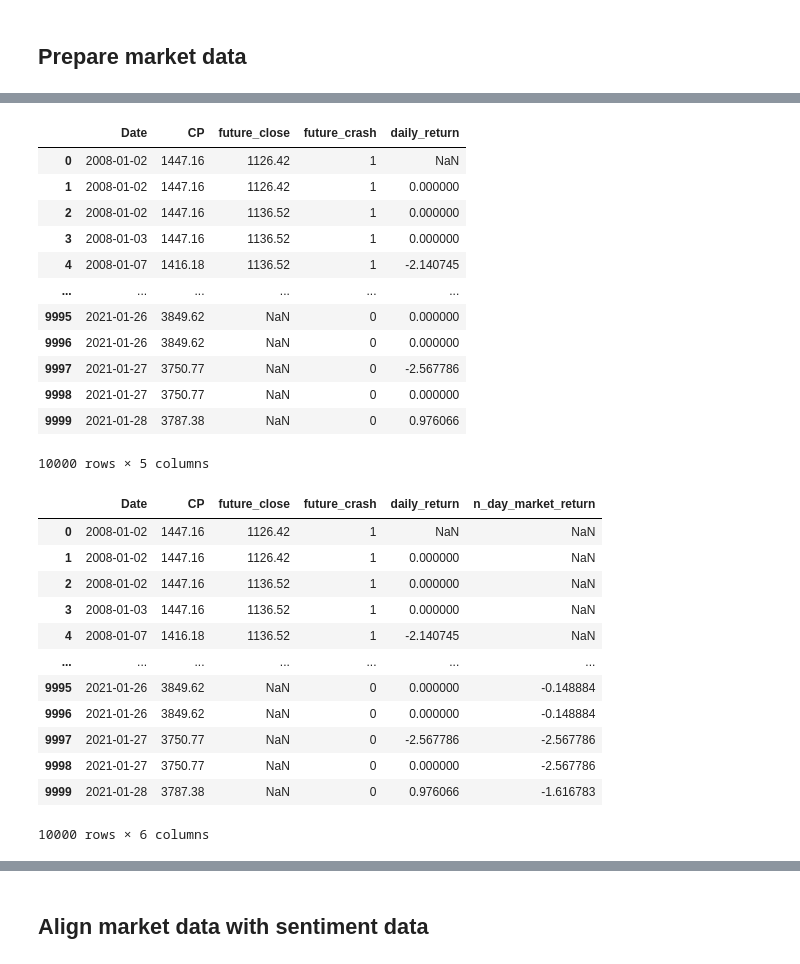
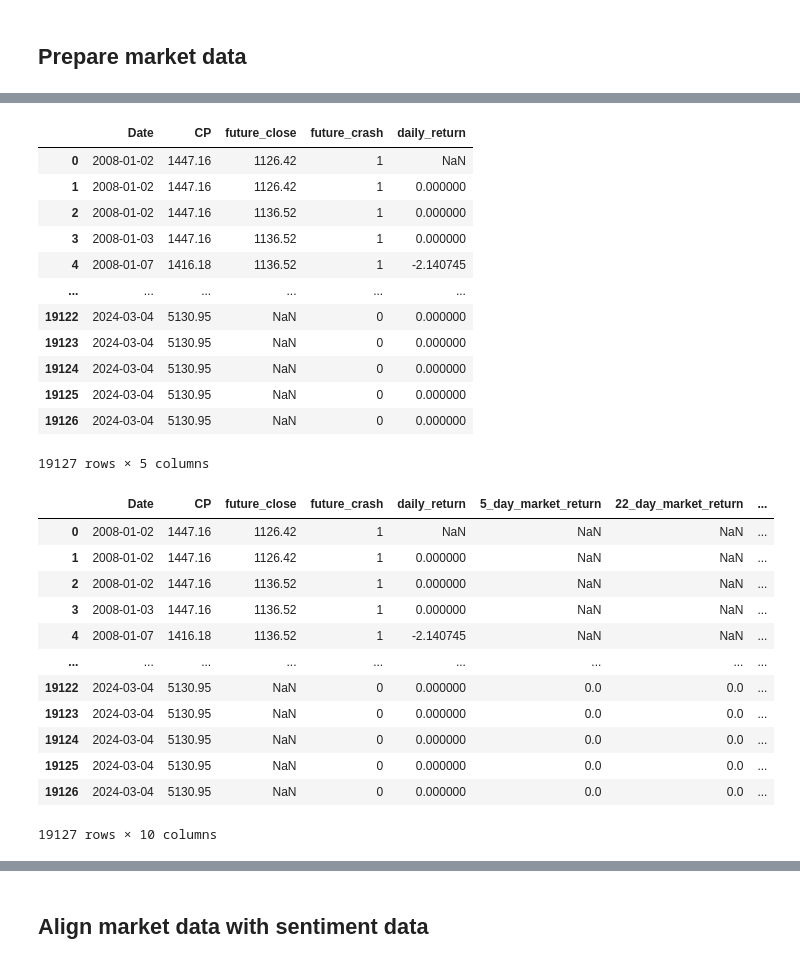
Before and after one commit to namolert/dynamic-ews, a Jupyter notebook: stock_price.ipynb, the cells around one changed output, grey strips where cells are left out. Cells and saved outputs as stored; diff of their text form; code cells hidden in the pictures.

```diff
--- a/stock_price.ipynb
+++ b/stock_price.ipynb
@@ -113,7 +114,7 @@ Numeric columns: Index(['CP'], dtype='object')
 ## Prepare sentiment data
 # %%
 # Limit the dataset by number of rows for testing
-max_rows = 10000
+max_rows = len(sp500_headlines_2008_2024)
 # %%
 # Load FinBERT (pre-trained for financial sentiment)
 tokenizer = AutoTokenizer.from_pretrained('ProsusAI/finbert')
@@ -151,14 +152,16 @@ print(sp500_headlines_2008_2024_test[['Date', 'Title', 'sentiment_score_finbert'
 4                -0.338189
 # %%
 # Define volatility period
-volatility_period = 5
+volatility_period = [5, 22, 66, 126, 252]  # 5 days, 22 days (1 month), 66 days (3 months), 126 days (6 months)
 
 # Daily average sentiment
 daily_sentiment = sp500_headlines_2008_2024_test.groupby('Date')['sentiment_score_finbert'].mean().reset_index()
 daily_sentiment.rename(columns={'sentiment_score_finbert': 'avg_sentiment_score_a_day'}, inplace=True)
 
 # Calculate rolling n-day sentiment volatility (std deviation)
-daily_sentiment['n_day_sent_volatility'] = daily_sentiment['avg_sentiment_score_a_day'].rolling(window=volatility_period).std()
+# a week, a month, a quarter, and half a year
+for n in volatility_period:
+    daily_sentiment[f'{n}_day_sentiment_volatility'] = daily_sentiment['avg_sentiment_score_a_day'].rolling(window=n).std()
 
 print(daily_sentiment)
 # %% [output]
@@ -179,10 +185,18 @@ print(daily_sentiment)
 # %% [markdown]
 ## Prepare market data
 # %%
+# Function to label future crash events based on future close prices
 def add_future_crash_label(df, look_ahead_days=252, drop_threshold=0.8, close_col="CP"):
     df = df.copy()
     df["future_close"] = df[close_col].shift(-look_ahead_days)
     df["future_crash"] = (df["future_close"] < df[close_col] * drop_threshold).astype(int)
+    return df
+
+# Function to label crash events based on past close prices
+def label_crash_event_day(df, look_back_days=252, drop_threshold=0.9, close_col="CP"):
+    df = df.copy()
+    df["past_close"] = df[close_col].shift(look_back_days)
+    df["future_crash"] = (df[close_col] < df["past_close"] * drop_threshold).astype(int)
     return df
 
 # Define look-ahead days and drop threshold
@@ -190,12 +204,10 @@ def add_future_crash_label(df, look_ahead_days=252, drop_threshold=0.8, close_co
 look_ahead_days = 252
 
 # Future close price from today is less than drop_threshold% of the current close price
-drop_threshold = 0.85
+drop_threshold = 0.9
 
-# Assuming df_merged has your data with 'Close' price
 sp500_headlines_2008_2024_test = add_future_crash_label(sp500_headlines_2008_2024_test, look_ahead_days, drop_threshold)
-
-# Now df_labeled includes a 'future_crash' column
+# sp500_headlines_2008_2024_test = label_crash_event_day(sp500_headlines_2008_2024_test, look_back_days=look_ahead_days, drop_threshold=drop_threshold)
 sp500_headlines_2008_2024_test[['Date', 'CP', 'future_close', 'future_crash']]
 # %% [output]
 |  | Date | CP | future_close | future_crash |
@@ -242,31 +254,32 @@ market_data
 | 3 | 2008-01-03 | 1447.16 | 1136.52 | 1 | 0.000000 |
 | 4 | 2008-01-07 | 1416.18 | 1136.52 | 1 | -2.140745 |
 | ... | ... | ... | ... | ... | ... |
-| 9995 | 2021-01-26 | 3849.62 | NaN | 0 | 0.000000 |
-| 9996 | 2021-01-26 | 3849.62 | NaN | 0 | 0.000000 |
-| 9997 | 2021-01-27 | 3750.77 | NaN | 0 | -2.567786 |
-| 9998 | 2021-01-27 | 3750.77 | NaN | 0 | 0.000000 |
-| 9999 | 2021-01-28 | 3787.38 | NaN | 0 | 0.976066 |
+| 19122 | 2024-03-04 | 5130.95 | NaN | 0 | 0.000000 |
+| 19123 | 2024-03-04 | 5130.95 | NaN | 0 | 0.000000 |
+| 19124 | 2024-03-04 | 5130.95 | NaN | 0 | 0.000000 |
+| 19125 | 2024-03-04 | 5130.95 | NaN | 0 | 0.000000 |
+| 19126 | 2024-03-04 | 5130.95 | NaN | 0 | 0.000000 |
-10000 rows × 5 columns
+19127 rows × 5 columns
 # %%
 # Calculate n-day returns
-def calculate_n_day_returns(data, n):
-    data['n_day_market_return'] = data['CP'].pct_change(periods=n) * 100  # Convert to percentage
+def calculate_n_day_returns(data, volatility_period):
+    for n in volatility_period:
+        data[f'{n}_day_market_return'] = data['CP'].pct_change(periods=n) * 100  # Convert to percentage
     return data
 
 market_data = calculate_n_day_returns(market_data, volatility_period)
 market_data
 # %% [output]
-|  | Date | CP | future_close | future_crash | daily_return | n_day_market_return |
-| 0 | 2008-01-02 | 1447.16 | 1126.42 | 1 | NaN | NaN |
-| 1 | 2008-01-02 | 1447.16 | 1126.42 | 1 | 0.000000 | NaN |
-| 2 | 2008-01-02 | 1447.16 | 1136.52 | 1 | 0.000000 | NaN |
-| 3 | 2008-01-03 | 1447.16 | 1136.52 | 1 | 0.000000 | NaN |
-| 4 | 2008-01-07 | 1416.18 | 1136.52 | 1 | -2.140745 | NaN |
-| ... | ... | ... | ... | ... | ... | ... |
-| 9995 | 2021-01-26 | 3849.62 | NaN | 0 | 0.000000 | -0.148884 |
-| 9996 | 2021-01-26 | 3849.62 | NaN | 0 | 0.000000 | -0.148884 |
-| 9997 | 2021-01-27 | 3750.77 | NaN | 0 | -2.567786 | -2.567786 |
-| 9998 | 2021-01-27 | 3750.77 | NaN | 0 | 0.000000 | -2.567786 |
-| 9999 | 2021-01-28 | 3787.38 | NaN | 0 | 0.976066 | -1.616783 |
+|  | Date | CP | future_close | future_crash | daily_return | 5_day_market_return | 22_day_market_return | ... |
+| 0 | 2008-01-02 | 1447.16 | 1126.42 | 1 | NaN | NaN | NaN | ... |
+| 1 | 2008-01-02 | 1447.16 | 1126.42 | 1 | 0.000000 | NaN | NaN | ... |
+| 2 | 2008-01-02 | 1447.16 | 1136.52 | 1 | 0.000000 | NaN | NaN | ... |
+| 3 | 2008-01-03 | 1447.16 | 1136.52 | 1 | 0.000000 | NaN | NaN | ... |
+| 4 | 2008-01-07 | 1416.18 | 1136.52 | 1 | -2.140745 | NaN | NaN | ... |
+| ... | ... | ... | ... | ... | ... | ... | ... | ... |
+| 19122 | 2024-03-04 | 5130.95 | NaN | 0 | 0.000000 | 0.0 | 0.0 | ... |
+| 19123 | 2024-03-04 | 5130.95 | NaN | 0 | 0.000000 | 0.0 | 0.0 | ... |
+| 19124 | 2024-03-04 | 5130.95 | NaN | 0 | 0.000000 | 0.0 | 0.0 | ... |
+| 19125 | 2024-03-04 | 5130.95 | NaN | 0 | 0.000000 | 0.0 | 0.0 | ... |
+| 19126 | 2024-03-04 | 5130.95 | NaN | 0 | 0.000000 | 0.0 | 0.0 | ... |
-10000 rows × 6 columns
+19127 rows × 10 columns
```
Also changed, not shown: parts of 43 cells of this notebook, 2 other files.
